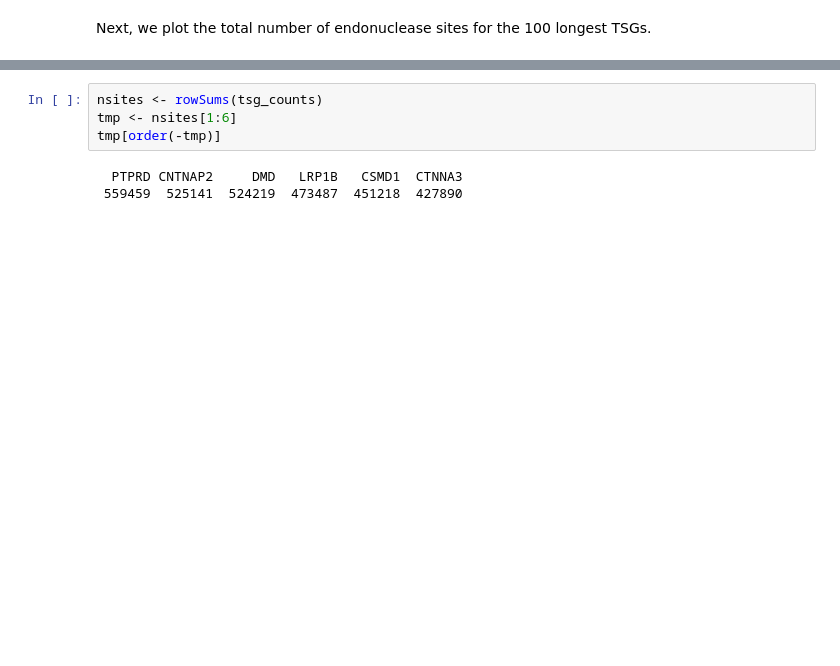
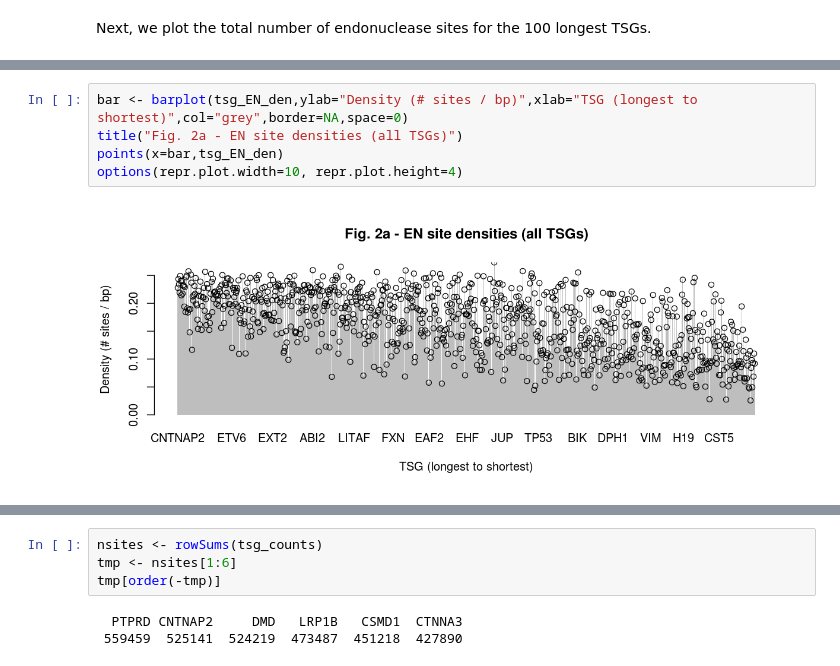
Before and after one commit to atallah-lab/analyses, a Jupyter notebook: tsg_insertionstats_v2.ipynb, the cells around one changed output, grey strips where cells are left out. Saved outputs shown, nothing was run; the diff lists cells and outputs as text; blank space fills up the shorter version.

```diff
--- a/tsg_insertionstats_v2.ipynb
+++ b/tsg_insertionstats_v2.ipynb
@@ -161,0 +175,7 @@ For the plot below, each data point represents a TSG, with coordinates correspon
+# %%
+bar <- barplot(tsg_EN_den,ylab="Density (# sites / bp)",xlab="TSG (longest to shortest)",col="grey",border=NA,space=0)
+title("Fig. 2a - EN site densities (all TSGs)")
+points(x=bar,tsg_EN_den)
+options(repr.plot.width=10, repr.plot.height=4)
+# %% [output]
+[figure, added]
```
Also changed, not shown: parts of 33 cells of this notebook, 1 other file.
